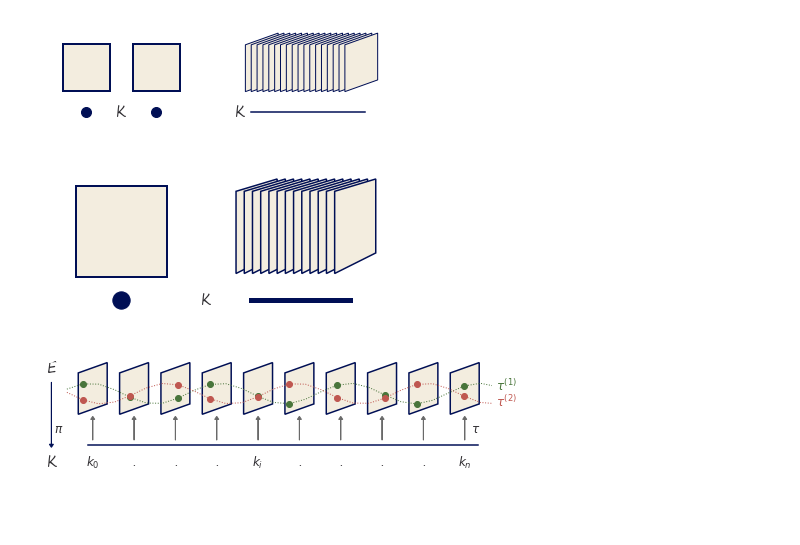
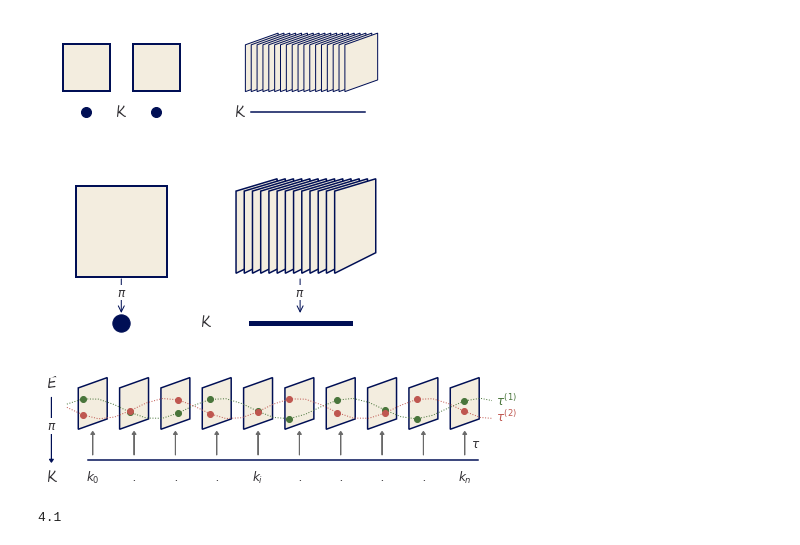
Before and after one commit to story645/proposal, a Jupyter notebook: figures/math/code/data_figures.ipynb, the cells around one changed output. Saved outputs shown, nothing was run; the diff lists cells and outputs as text; code cells hidden in the pictures; blank space fills up the shorter version.

Commit message:
more figure changes

```diff
--- a/figures/math/code/data_figures.ipynb
+++ b/figures/math/code/data_figures.ipynb
@@ -165,34 +165,47 @@ fig.savefig(paper_path/"base.png", bbox_inches='tight', facecolor='white' )
 # %%
 fig, axd = plt.subplot_mosaic([['0D', '1D']], gridspec_kw={'width_ratios':[1,1]})
 
-axd['0D'].set(xlim=(0,1), ylim=(0,1), aspect='equal')
-axd['1D'].set(xlim=(0,1), ylim=(0,1), aspect='equal')
 
 f1 = mpatches.Rectangle((.2, .3), .6, .6, facecolor=fc, edgecolor='C0', linewidth=2)
 axd['0D'].add_patch(f1)
 
-
-
 for off in np.arange(0, 2.6,.2):
         verts = np.array([[1,-1], [1,1], [2, 1.3], [2, -.5], [1,-1]]) + [off-.8, 2.2]
         p = mpatches.PathPatch(mpath.Path(verts*.27, closed=True),
-                               edgecolor='C0', linewidth=1.5, facecolor=ax.get_facecolor())
+                               edgecolor='C0', linewidth=1.5, facecolor=axd['1D'].get_facecolor())
         axd['1D'].add_patch(p)
 
 
     #ax.annotate(r"$\mathbb{R}$", (-0.1, .63), rotation=90, fontsize=textsize) #height
     #ax.annotate(r"$\mathbb{R}$", (0.06,.88), rotation=25, fontsize=textsize) # width
 
-axd['0D'].scatter(.5, .15, s=300, color='C0')
-axd['1D'].axhline(y=.15, xmin=0.15, xmax=.8, linewidth=5)
+
+y = 0
+axd['0D'].scatter(.5, y, s=300, color='C0')
+xr, xl = (0.15, 0.8)
+axd['1D'].axhline(y=y, xmin=xr, xmax=xl, linewidth=5)
+xgap = xl+(xr-xl)/2
+
+ab, at = (y+.05, .3)
+atext = at - (at-ab)/2
+ar0 = mpatches.FancyArrowPatch((.5,at), (.5, ab), color='C0', mutation_scale=15, transform=axd['0D'].transData, arrowstyle='->')
+axd['0D'].add_patch(ar0)
+ar1 = mpatches.FancyArrowPatch((xgap,at), (xgap, ab), color='C0', mutation_scale=15, transform=axd['1D'].transData, arrowstyle='->')
+axd['1D'].add_patch(ar1)
+
+for ax, x in zip(axd.values(), [.5,xgap]):
+    ax.text(x, atext+.02, r"$\pi$", ha='center', va='center', fontsize=textsize, bbox={'facecolor':'white', 'pad':0, 'edgecolor':'none'})
 
 [ax.axis('off') for ax in axd.values()]
-fig.text(1.05, .15, 'K', ha='center', va='center', fontsize=labelsize, transform=axd['0D'].transData)
+fig.text(1.05, y, 'K', ha='center', va='center', fontsize=labelsize, transform=axd['0D'].transData)
+axd['0D'].set(xlim=(0,1), ylim=(-.1,1), aspect='equal')
+axd['1D'].set(xlim=(0,1), ylim=(-.1,1), aspect='equal')
+
 fig.savefig(slide_path/"base.png", bbox_inches='tight', facecolor='white' )
 fig.savefig(paper_path/"base.png", bbox_inches='tight', facecolor='white' )
 fig.savefig(proposal_path/"base.png", bbox_inches='tight', facecolor='white')
 # %% [output]
-[figure, old version]
+[figure, new version]
 # %%
 fig, ax = plt.subplots(figsize=(8,3))
 x =  np.linspace(-5*np.pi, 7*np.pi)
@@ -227,7 +240,7 @@ ax.text(xv[-2], yc[-3], r'$\tau^{(2)}$', va='center', fontsize=12, color=ct1)
 ax.annotate(r'E', (-.3, .8), fontsize=labelsize, ha='center', va='bottom')
 ax.annotate(r'K', (-.3, -3.3), fontsize=labelsize, ha='center', va='center')
 ax.arrow(-.3, .55, 0, -3, head_width=0.2, head_length=0.15, color='C0')
-ax.annotate(r'$\pi$', (-.15, -1.85), fontsize=textsize)
+ax.annotate(r'$\pi$', (-.3, -1), fontsize=textsize, ha='center', bbox={'facecolor':'white', 'edgecolor':'white','pad':.02})
 ax.annotate(r'$\tau$', (20, -1.85), fontsize=textsize)
 ax.axhline(y=-2.5, xmin=0.095, xmax=.97, zorder=-1)
 #ax.legend(bbox_to_anchor=(1.0, .45), loc='lower left', borderaxespad=0, facecolor='white', frameon=False)
@@ -238,4 +251,8 @@ fig.savefig(paper_path/"fiberbundle.png", bbox_inches='tight', facecolor='white'
 fig.savefig(slide_path/"fiberbundle.png", bbox_inches='tight', facecolor='white')
 fig.savefig(proposal_path/"fiberbundle.png", bbox_inches='tight', facecolor='white')
 # %% [output]
-[figure, old version]
+[figure, new version]
+# %%
+.8 --3.3
+# %% [output]
+4.1
```
Also changed, not shown: 2 other files.
